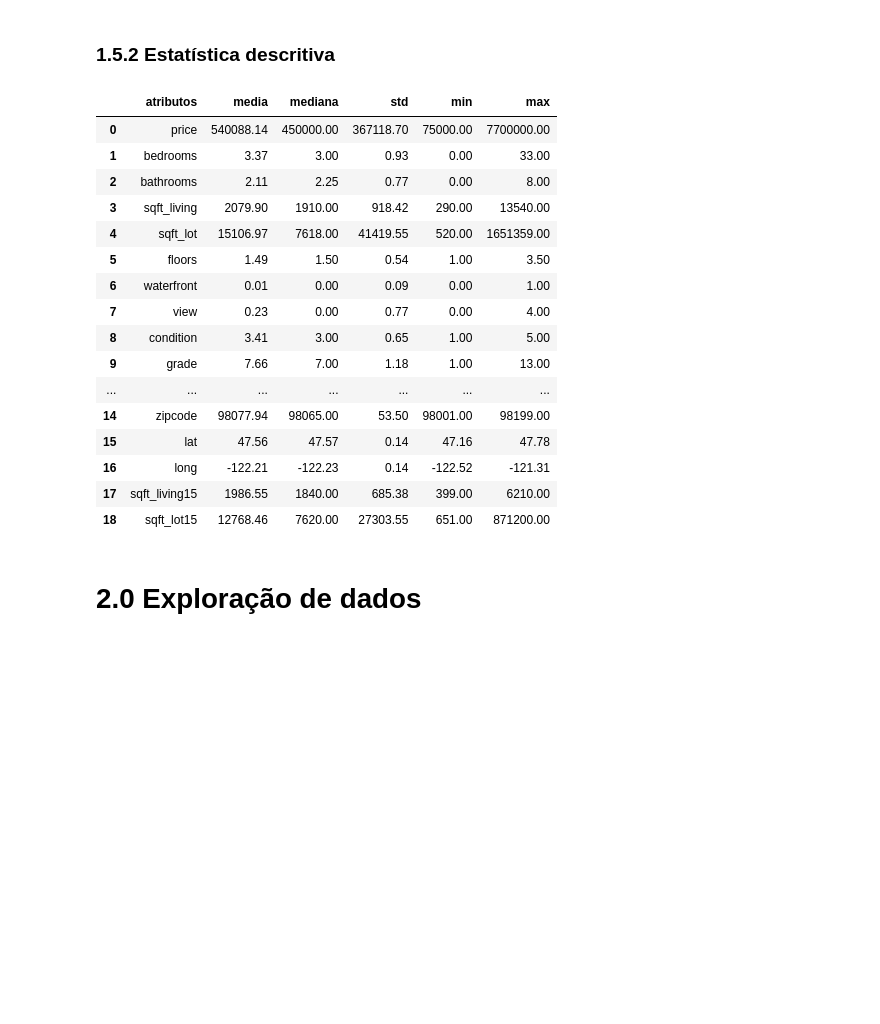
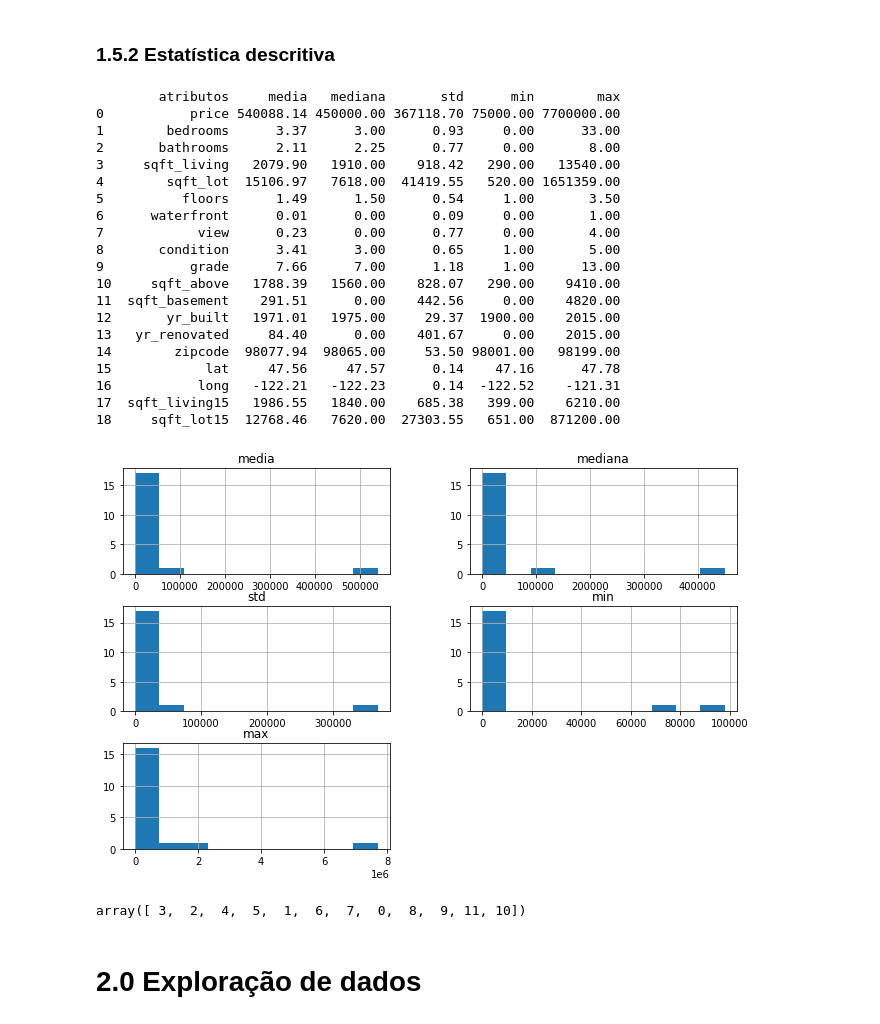
Before and after one commit to rsoliveirac/Python_do_zero_ao_DS, a Jupyter notebook: Projeto-Insight.ipynb, the cells around one changed output. Drawn from its saved outputs; the diff is of its cells as text; code cells hidden in the pictures; blank space fills up the shorter version.

```diff
--- a/Projeto-Insight.ipynb
+++ b/Projeto-Insight.ipynb
@@ -102,7 +126,7 @@ dtype: int64
 # %% [markdown]
 ### 1.5.2 Estatística descritiva
 # %%
-df1 = df.copy()
+df = df.copy()
 # %%
 #Incluindo somente variáveis numéricas
 atri_num = df1.select_dtypes(include = ['int64', 'float64'])
@@ -110,40 +135,56 @@ atri_num = df1.select_dtypes(include = ['int64', 'float64'])
 atri_num = atri_num.iloc[:, 1: ]
 # %%
 #análise descritiva
+#medidas de tendencia central
 df_mean =  pd.DataFrame(atri_num.apply(np.mean)).T
 df_median = pd.DataFrame(atri_num.apply(np.median)).T
+
+#medidas de dispersão
 df_std = pd.DataFrame(atri_num.apply(np.std)).T
 df_min = pd.DataFrame(atri_num.apply(np.min)).T
 df_max = pd.DataFrame(atri_num.apply(np.max)).T
 
+
 #concatenando
 est = pd.concat( [df_mean, df_median,  df_std, df_min, df_max ] ).T.reset_index()
 
+
+
 #alterando o nome das colunas
 est.columns = [ 'atributos','media', 'mediana', 'std', 'min', 'max']
-
-est
+print(est)
+est.hist();
 # %% [output]
-|  | atributos | media | mediana | std | min | max |
-| 0 | price | 540088.14 | 450000.00 | 367118.70 | 75000.00 | 7700000.00 |
-| 1 | bedrooms | 3.37 | 3.00 | 0.93 | 0.00 | 33.00 |
-| 2 | bathrooms | 2.11 | 2.25 | 0.77 | 0.00 | 8.00 |
-| 3 | sqft_living | 2079.90 | 1910.00 | 918.42 | 290.00 | 13540.00 |
-| 4 | sqft_lot | 15106.97 | 7618.00 | 41419.55 | 520.00 | 1651359.00 |
-| 5 | floors | 1.49 | 1.50 | 0.54 | 1.00 | 3.50 |
-| 6 | waterfront | 0.01 | 0.00 | 0.09 | 0.00 | 1.00 |
-| 7 | view | 0.23 | 0.00 | 0.77 | 0.00 | 4.00 |
-| 8 | condition | 3.41 | 3.00 | 0.65 | 1.00 | 5.00 |
-| 9 | grade | 7.66 | 7.00 | 1.18 | 1.00 | 13.00 |
-| ... | ... | ... | ... | ... | ... | ... |
-| 14 | zipcode | 98077.94 | 98065.00 | 53.50 | 98001.00 | 98199.00 |
-| 15 | lat | 47.56 | 47.57 | 0.14 | 47.16 | 47.78 |
-| 16 | long | -122.21 | -122.23 | 0.14 | -122.52 | -121.31 |
-| 17 | sqft_living15 | 1986.55 | 1840.00 | 685.38 | 399.00 | 6210.00 |
-| 18 | sqft_lot15 | 12768.46 | 7620.00 | 27303.55 | 651.00 | 871200.00 |
+        atributos     media   mediana       std      min        max
+0           price 540088.14 450000.00 367118.70 75000.00 7700000.00
+1        bedrooms      3.37      3.00      0.93     0.00      33.00
+2       bathrooms      2.11      2.25      0.77     0.00       8.00
+3     sqft_living   2079.90   1910.00    918.42   290.00   13540.00
+4        sqft_lot  15106.97   7618.00  41419.55   520.00 1651359.00
+5          floors      1.49      1.50      0.54     1.00       3.50
+6      waterfront      0.01      0.00      0.09     0.00       1.00
+7            view      0.23      0.00      0.77     0.00       4.00
+8       condition      3.41      3.00      0.65     1.00       5.00
+9           grade      7.66      7.00      1.18     1.00      13.00
+10     sqft_above   1788.39   1560.00    828.07   290.00    9410.00
+11  sqft_basement    291.51      0.00    442.56     0.00    4820.00
+12       yr_built   1971.01   1975.00     29.37  1900.00    2015.00
+13   yr_renovated     84.40      0.00    401.67     0.00    2015.00
+14        zipcode  98077.94  98065.00     53.50 98001.00   98199.00
+15            lat     47.56     47.57      0.14    47.16      47.78
+16           long   -122.21   -122.23      0.14  -122.52    -121.31
+17  sqft_living15   1986.55   1840.00    685.38   399.00    6210.00
+18     sqft_lot15  12768.46   7620.00  27303.55   651.00  871200.00
+[figure, added]
 # %%
 #substituindo o valor de 33 na coluna bedrooms por 3
-df.loc[(df['bedrooms'] == 33, 'bedrooms')] = 3
+linha = df[df['bedrooms'] == 33]
+
+df = df.drop(15870)
+
+df['bedrooms'].unique()
+# %% [output]
+array([ 3,  2,  4,  5,  1,  6,  7,  0,  8,  9, 11, 10])
 # %% [markdown]
 # 2.0 Exploração de dados
 # %% [markdown]
```
Also changed, not shown: parts of 15 cells of this notebook.
